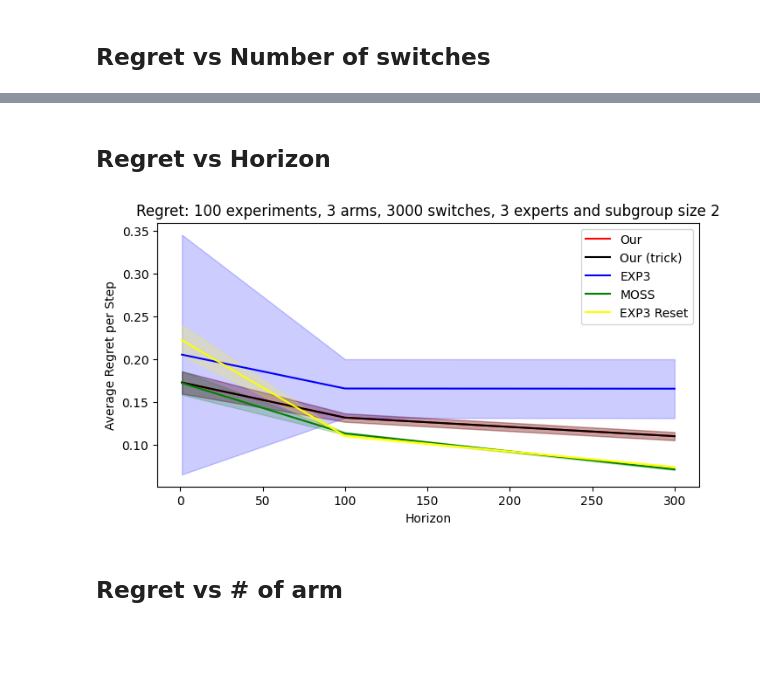
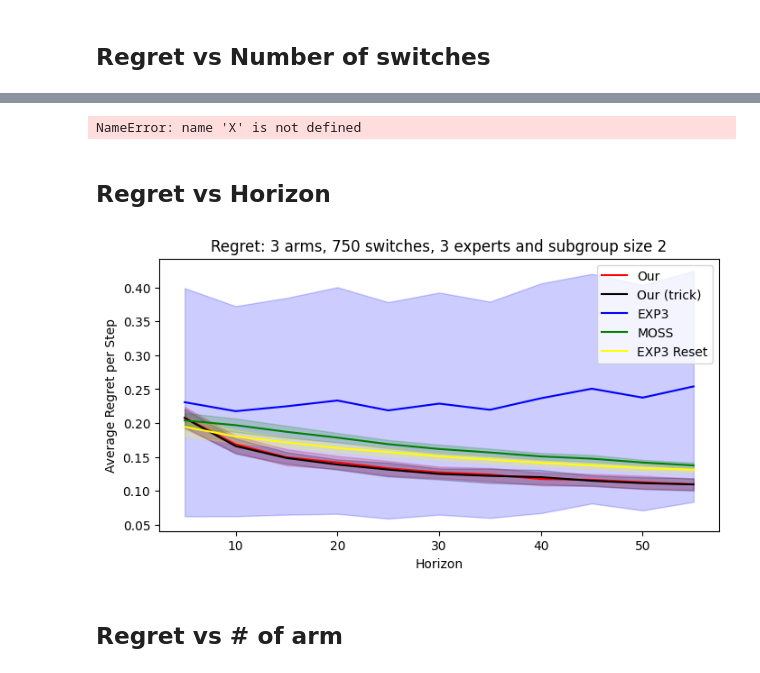
Before and after one commit to duongnhatthang/meta-bandit, a Jupyter notebook: main.ipynb, the cells around one changed output, grey strips where cells are left out. Cells and saved outputs as stored; diff of their text form; code cells hidden in the pictures; blank space fills up the shorter version.

```diff
--- a/main.ipynb
+++ b/main.ipynb
@@ -11,7 +11,7 @@ plt.rcParams['figure.figsize'] = [8, 4]
 plt.rcParams['figure.dpi'] = 100 # 200 e.g. is really fine, but slower
 
 DS_NAME = None #None for synthesize, or {"LastFM"}
-N_SWITCHES = 10000 # LastFM: 1892
+N_SWITCHES = 750 # LastFM: 1892
 N_BANDITS = 3 # LastFM: 17632
 OPT_SIZE = 2
 HORIZON = 6 # LastFM: 10*17632
@@ -22,8 +22,8 @@ if N_EXPERT is not None:
     print(f'N_EXPERT = {N_EXPERT}')
     assert N_EXPERT<=max_n_expert, f"The number of expert ({N_EXPERT}) must be smaller than the maximum combination ({max_n_expert})"
 assert N_BANDITS<=HORIZON, f"The number of arm ({N_BANDITS}) must be smaller than the horizon ({HORIZON})"
-N_EXPS = 10 #Repeat experiments
-kwargs = {'switches_cache_step':100}
+N_EXPS = 4 #Repeat experiments
+kwargs = {'switches_cache_step': 10}
 
 #MetaAlg params
 N_UNBIASED_OBS = 1
@@ -76,32 +76,38 @@ plt.plot(X, exp3_reset_Y, '-', color='yellow', label = "EXP3 Reset")
 plt.fill_between(X, exp3_reset_Y - exp3_reset_dY, exp3_reset_Y + exp3_reset_dY, color='yellow', alpha=0.2)
 plt.xlabel(xlabel)
 plt.ylabel(ylabel)
+plt.ylim([0.8, 1.7])
 # plt.yscale('log')
 plt.legend()
 plt.title(title)
+pass
+# %% [output]
+NameError: name 'X' is not defined
 # %% [markdown]
 ## Regret vs Horizon
 # %%
-# utils.horizon_exp(N_EXPS, N_SWITCHES, N_BANDITS, N_UNBIASED_OBS, ALG_NAME, OPT_SIZE, N_EXPERT,
-#                   DS_NAME, horizon_list = np.array([1, 100, 300]), **kwargs)
-# pass
+horizon_list = np.arange(5, 56, 5)
+# horizon_list = np.array([1, 100, 300])
+(X_h, meta_regrets_h, exp3_regrets_h, moss_regrets_h, exp3_reset_regrets_h, meta_trick_regrets_h, title, xlabel, ylabel) = utils.horizon_exp(N_EXPS, N_SWITCHES, N_BANDITS, N_UNBIASED_OBS, ALG_NAME, OPT_SIZE, N_EXPERT,
+                  DS_NAME, horizon_list = horizon_list, **kwargs)
+pass
 
-N_EXPS = 100
-N_SWITCHES = 3000
-env = bandit.MetaBernoulli(n_bandits=N_BANDITS, opt_size=OPT_SIZE, n_tasks=N_SWITCHES+1,
-                       n_experts=N_EXPERT, ds_name=DS_NAME, **kwargs)
-X = np.array([1, 100, 300])
-meta_regrets = np.load('meta_regrets_h.npy')
-exp3_regrets = np.load('exp3_regrets_h.npy')
-moss_regrets = np.load('moss_regrets_h.npy')
-exp3_reset_regrets = np.load('exp3_reset_regrets_h.npy')
-if N_EXPERT is None:
-    N_EXPERT = env.n_experts
-title = f'Regret: {N_EXPS} experiments, {N_BANDITS} arms, {N_SWITCHES} switches, {N_EXPERT} experts and subgroup size {OPT_SIZE}'
-xlabel, ylabel = 'Horizon', 'Average Regret per Step'
-utils.plot(X, meta_regrets, exp3_regrets, moss_regrets, exp3_reset_regrets, meta_regrets, title, xlabel, ylabel)
+# N_EXPS = 100
+# N_SWITCHES = 3000
+# env = bandit.MetaBernoulli(n_bandits=N_BANDITS, opt_size=OPT_SIZE, n_tasks=N_SWITCHES+1,
+#                        n_experts=N_EXPERT, ds_name=DS_NAME, **kwargs)
+# X = np.array([1, 100, 300])
+# meta_regrets = np.load('meta_regrets_h.npy')
+# exp3_regrets = np.load('exp3_regrets_h.npy')
+# moss_regrets = np.load('moss_regrets_h.npy')
+# exp3_reset_regrets = np.load('exp3_reset_regrets_h.npy')
+# if N_EXPERT is None:
+#     N_EXPERT = env.n_experts
+# title = f'Regret: {N_EXPS} experiments, {N_BANDITS} arms, {N_SWITCHES} switches, {N_EXPERT} experts and subgroup size {OPT_SIZE}'
+# xlabel, ylabel = 'Horizon', 'Average Regret per Step'
+# utils.plot(X, meta_regrets, exp3_regrets, moss_regrets, exp3_reset_regrets, meta_regrets, title, xlabel, ylabel)
 # %% [output]
-[figure, old version]
+[figure, new version]
 # %% [markdown]
 ## Regret vs # of arm
 # %%
```
Also changed, not shown: parts of 6 cells of this notebook, 2 other files.
